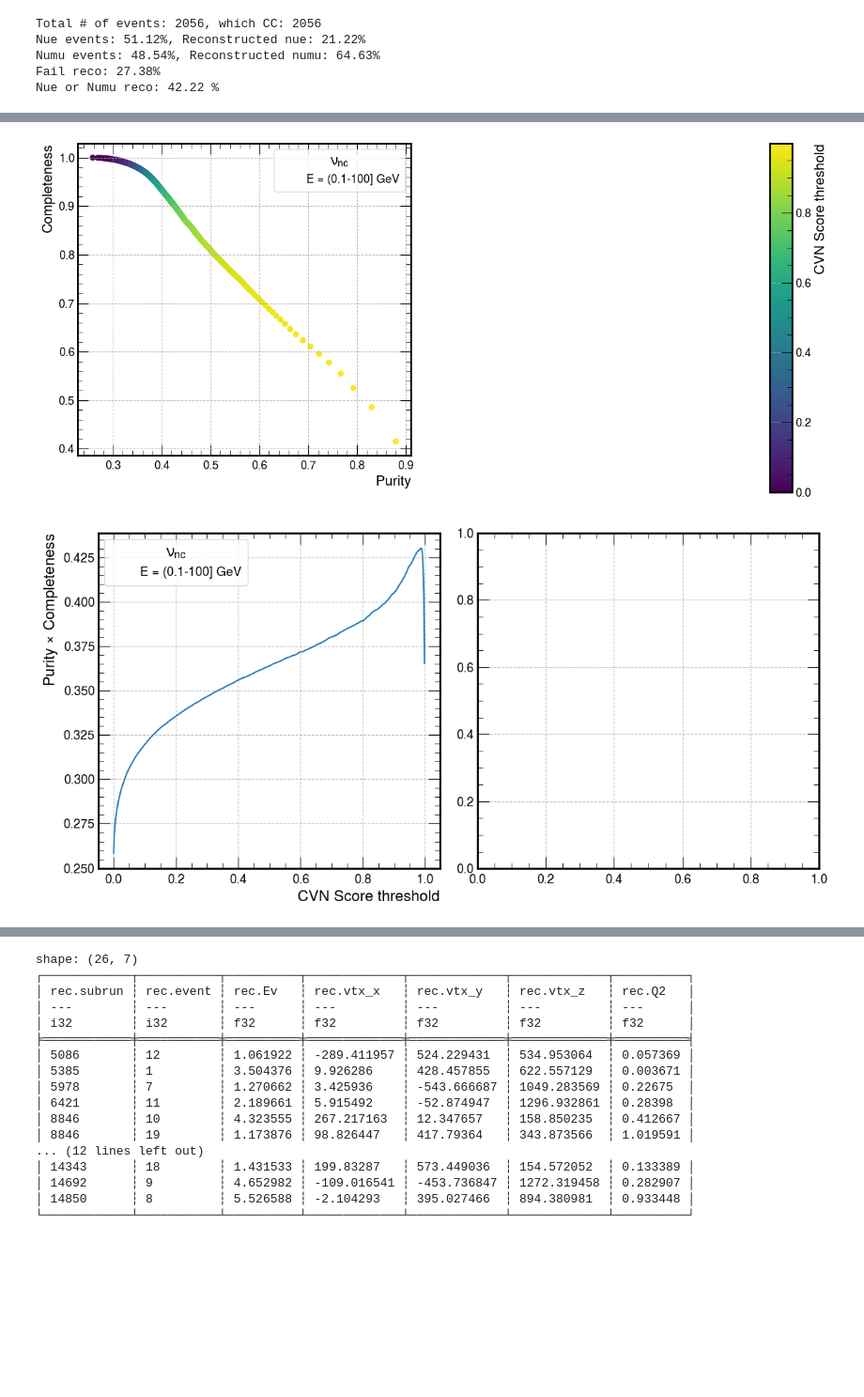
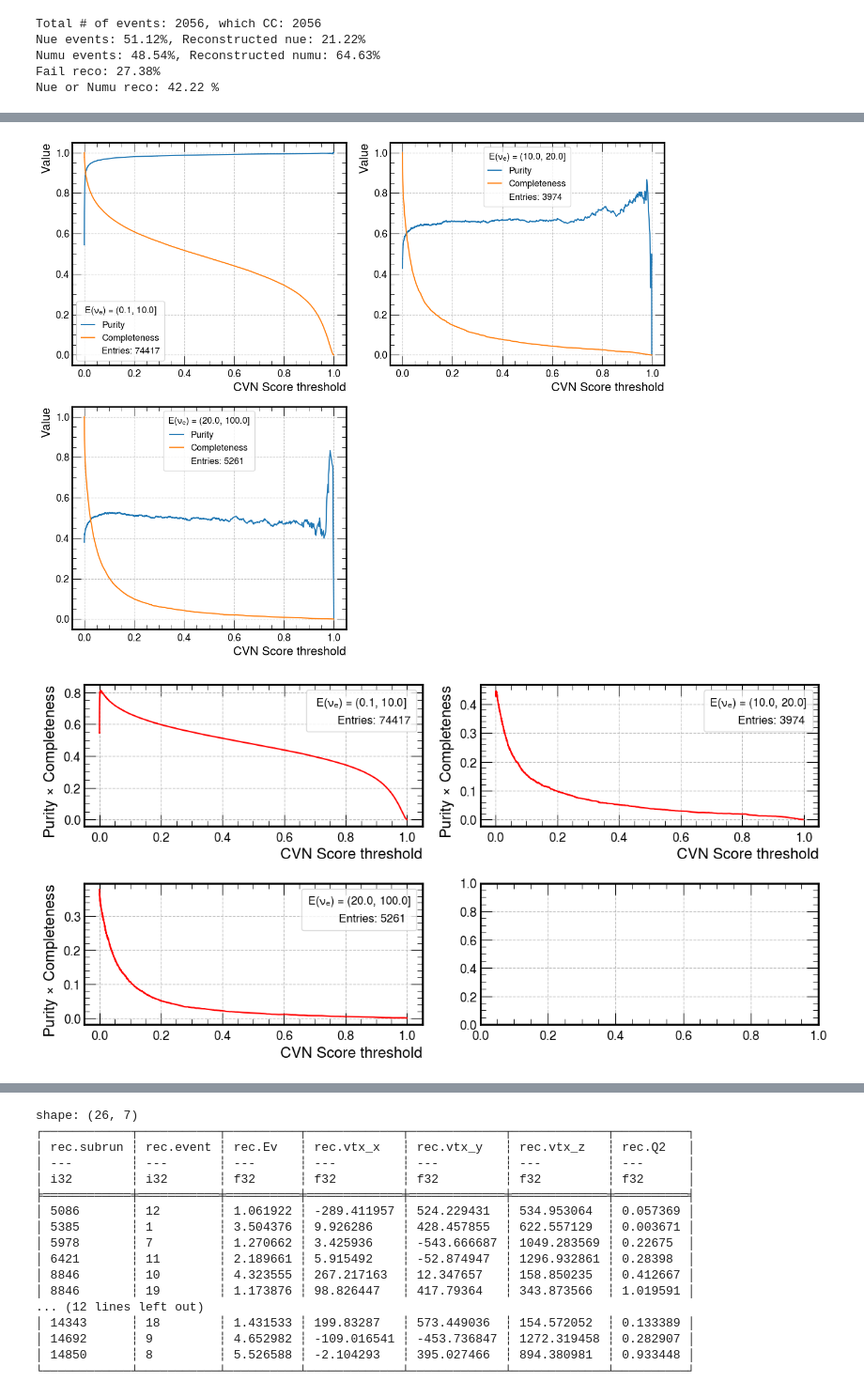
Before and after one commit to hvsouza/apc_atmo_repo, a Jupyter notebook: personal/Henrique/Analysis/atmo_50k_AV_2.5_random/purity_and_completeness.ipynb, the cells around one changed output, grey strips where cells are left out. Shown at 94% size. Drawn from its saved outputs; the diff is of its cells as text; code cells hidden in the pictures; blank space fills up the shorter version.

```diff
--- a/personal/Henrique/Analysis/atmo_50k_AV_2.5_random/purity_and_completeness.ipynb
+++ b/personal/Henrique/Analysis/atmo_50k_AV_2.5_random/purity_and_completeness.ipynb
@@ -64,7 +64,7 @@ flavours = {
 def get_max():
     return  pl.max('rec.cvnnue','rec.cvnnumu','rec.cvnnutau','rec.cvnnc')
 
-def define_flavour(df:pl.DataFrame):
+def define_flavour(df:pl.DataFrame) -> pl.DataFrame:
     df = df.with_columns(
         Flavour = pl.when(get_max()==None).then(0).otherwise(
         pl.when((pl.col('rec.cvnnue') >= 0.85)).then(12).otherwise(
@@ -544,8 +545,7 @@ def plot_pcand(purity, completeness, intervals, thresholds, columns=3, type='vs'
 # Ebins = np.logspace(-1,2, 10)
 Ebins = np.linspace(0.25,5,33)
 Ebins = [0.1,5,10,20,100] #keep up to 100 to avoid the +infinity
-Ebins = [0.1,5,10,100] #keep up to 100 to avoid the +infinity
-Ebins = [0.1,100] #keep up to 100 to avoid the +infinity
+Ebins = [0.1,10,20,100] #keep up to 100 to avoid the +infinity
 
 Estr = list(map(str, Ebins))
 
@@ -555,25 +555,3 @@ intervals = [f'E = ({c}-{b}] GeV' for c, b in zip(Estr[:-1], Estr[1:])]
 nInt = len(intervals)
 
 keys = [12,14,16,0]
-
-def compute_pandc(df, Ebins, pdgcode, steps=0.002, type='cc'):
-    thresholds = np.arange(0.,1.,steps)
-    othervalues = [1 for _ in thresholds]
-    purity:list = []
-    completeness:list= []
-    # This set the threshold for one flavour, all the others min = 1 for safity and gets the number of purity and completess by energy bin
-    dfgroup = create_categories(df, Ebins)
-    for thre, others in zip(thresholds, othervalues):
-        values = { k: others for k in keys }
-        values[pdgcode] = thre
-        dft = reprocess_flavours(dfgroup, values)
-        # total_good  = len(df.filter((pl.col('rec.Ev') <= 10) & (pl.col('rec.isCC')==1)).filter((pl.col('rec.nuPDG').abs() == pdgcode) & (pl.col('Flavour') == pdgcode))[['rec.nuPDG', 'Flavour']])
-        # total_false  = len(df.filter((pl.col('rec.Ev') <= 10) & (pl.col('rec.isCC')==1)).filter((pl.col('rec.nuPDG').abs() != pdgcode) & (pl.col('Flavour') == pdgcode))[['rec.nuPDG', 'Flavour']])
-        # test_purity  = total_good/(total_false + total_good)
-        pu, co = pandc(dft, Ebins, flavours[pdgcode], type)
-        purity.append(pu)
-        completeness.append(co)
-
-    purity = np.array(purity)
-    completeness = np.array(completeness)
-    return purity, completeness, thresholds
@@ -598,7 +558,8 @@ purity_nc, completeness_nc, thresholds = compute_pandc(df, Ebins, pdgcode=0, ste
-# %%
-
-plot_pcand(purity_nc,completeness_nc,intervals,thresholds,2,pdgcode=0,type='vs',figsize=(12,6))
-plot_pcand(purity_nc,completeness_nc,intervals,thresholds,2,pdgcode=0,type='merit',figsize=(12,6))
-# %% [output]
-[figure, removed]
-[figure, removed]
+# %%
+flavour = flavours[12]
+purity, completeness, thresholds, q = pandc(df,Ebins,flavour,'cc')
+plot_pcand(purity,completeness,thresholds, q, flavour, columns=2, idx_slice=1, figsize=(12,10))
+plot_pcand(purity,completeness,thresholds, q, flavour,2,type='merit', idx_slice=1 ,figsize=(12,6), c='r')
+# %% [output]
+[figure, added]
+[figure, added]
```
Also changed, not shown: parts of 9 cells of this notebook, 2 other files.
